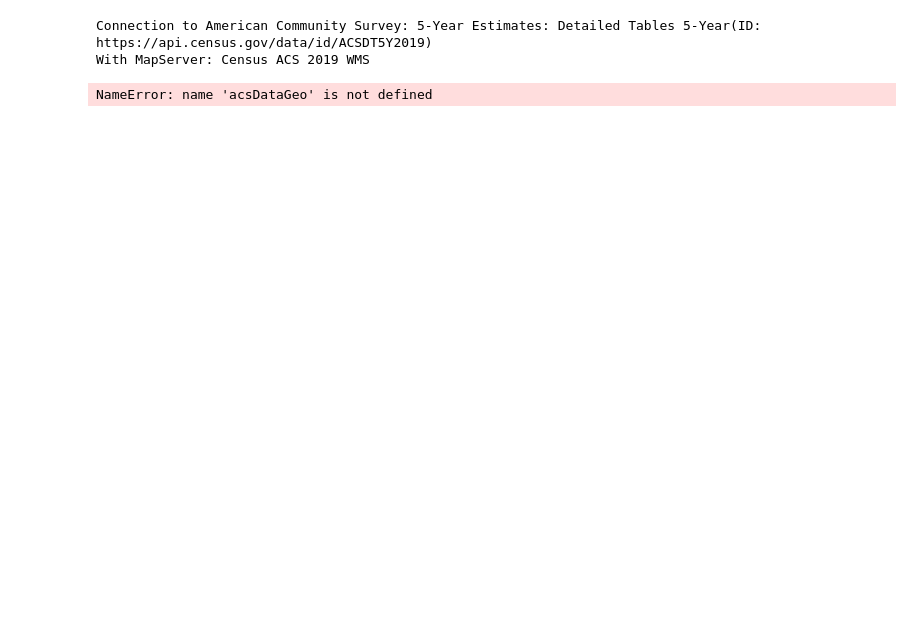
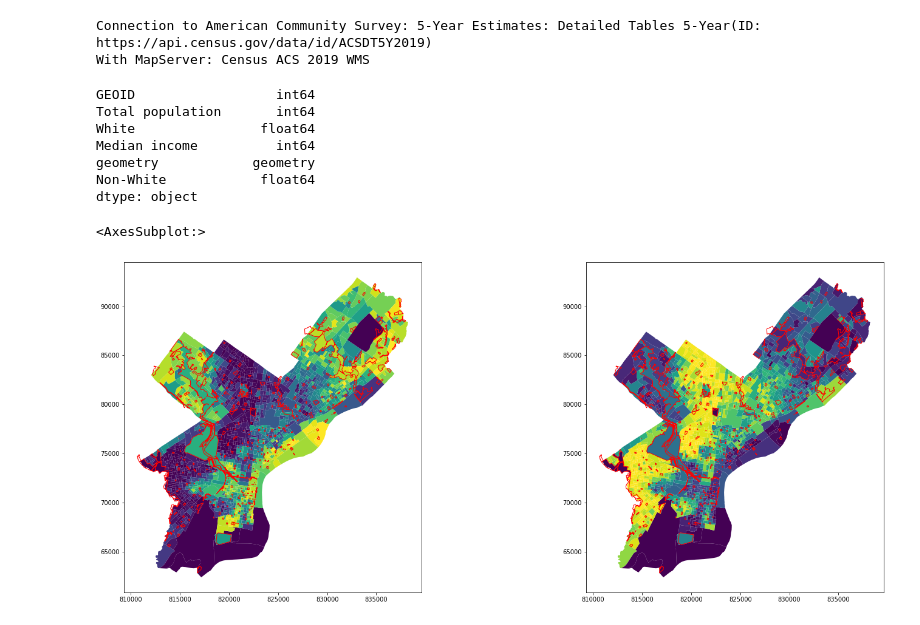
Before and after one commit to Zhen3r/WSOPB-MUSA509, a Jupyter notebook: exploring/equality.ipynb, the cells around one changed output. Cells and saved outputs as stored; diff of their text form; code cells hidden in the pictures; blank space fills up the shorter version.

```diff
--- a/exploring/equality.ipynb
+++ b/exploring/equality.ipynb
@@ -37,8 +71,37 @@ acsDataGeo = (phillyGeo
-# %%
-acsDataGeo = acsDataGeo[["GEOID",'Total population', 'White', 'Black or African American',
-       'American Indian and Alaska Native', 'Asian',
-       'Native Hawaiian and Other Pacific Islander', 'Median income']].copy()
+# %%
+acsColList = ["GEOID",'Total population', 'White', 'Median income',"geometry"]
+acsDataGeo = acsDataGeo[acsColList].copy()
+acsDataGeo[acsColList[:-1]] = acsDataGeo[acsColList[:-1]].astype("int")
+# %%
+# Dividing Race into White and non-White, because other race like Asian
+# has small population.
+
+acsDataGeo["White"] = acsDataGeo["White"] / acsDataGeo["Total population"]
+acsDataGeo["Non-White"] = 1 - acsDataGeo["White"]
 # %%
-acsDataGeo.head()
+acsDataGeo.dtypes
 # %% [output]
-NameError: name 'acsDataGeo' is not defined
+GEOID                  int64
+Total population       int64
+White                float64
+Median income          int64
+geometry            geometry
+Non-White            float64
+dtype: object
+# %%
+# There is some missing data in DF
+acsDataGeo = acsDataGeo.fillna(0)
+
+# The income of some tracts is -66666666
+acsDataGeo.loc[acsDataGeo["Median income"]<0,'Median income'] = np.nan
+# %%
+fig,axes = plt.subplots(ncols=2,figsize=(25,10))
+
+acsDataGeo.plot(column="White",ax=axes[0])
+acsDataGeo.plot(column="Non-White",ax=axes[1])
+
+parkUnion.plot(fc="None", ec="red",ax=axes[0])
+parkUnion.plot(fc="None", ec="red",ax=axes[1])
+# %% [output]
+<AxesSubplot:>
+[figure, added]
```
Also changed, not shown: parts of 8 cells of this notebook, 1 other file.
